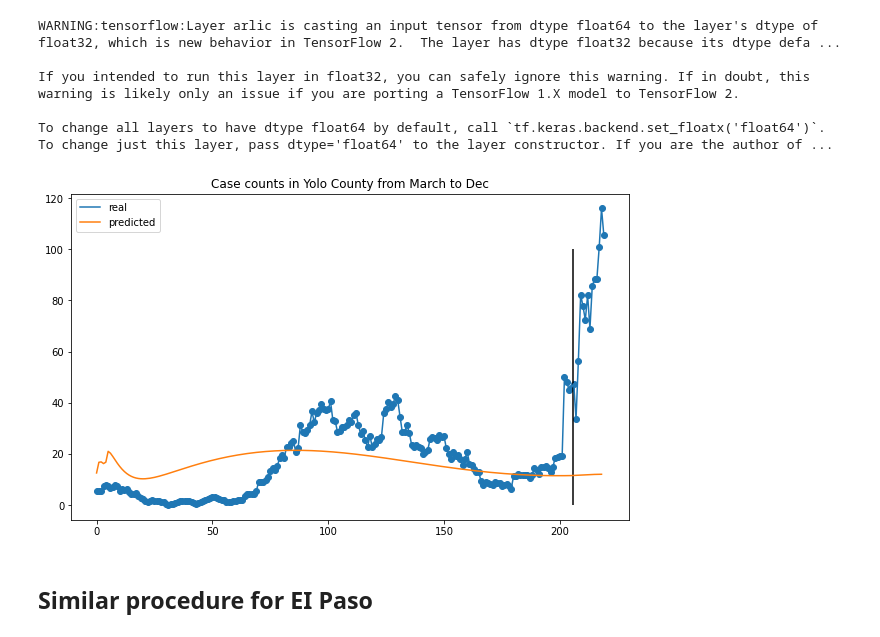
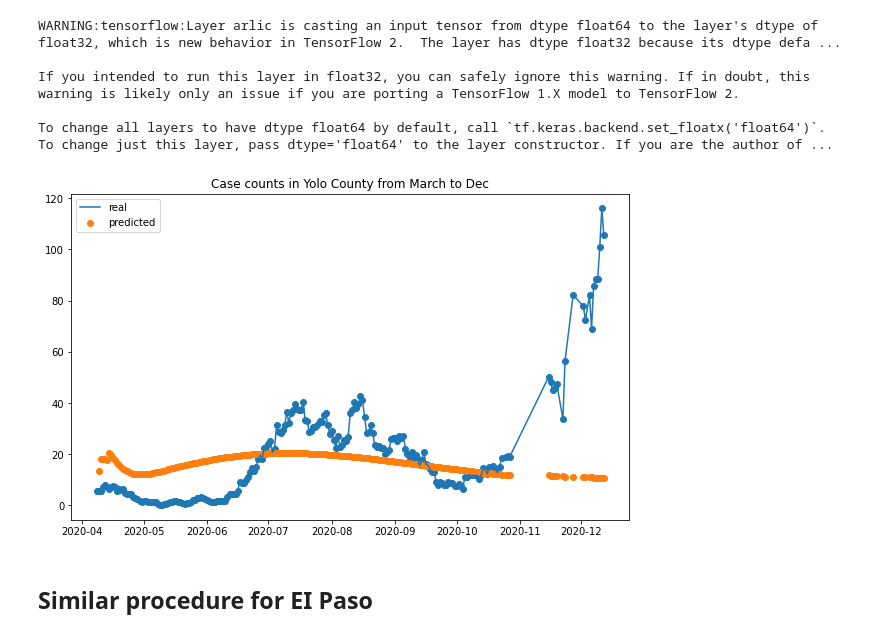
Before and after one commit to hdt-modeling/hdt-forecast, a Jupyter notebook: examples/Using ARLIC.ipynb, the cells around one changed output. Cells and saved outputs as stored; diff of their text form; code cells hidden in the pictures.

Commit message:
change the plots slightly. Now its easy to see the missing values

```diff
--- a/examples/Using ARLIC.ipynb
+++ b/examples/Using ARLIC.ipynb
@@ -162,15 +162,15 @@ If you intended to run this layer in float32, you can safely ignore this warning
 To change all layers to have dtype float64 by default, call `tf.keras.backend.set_floatx('float64')`. To change just this layer, pass dtype='float64' to the layer constructor. If you are the author of ...
 # %%
 plt.figure(figsize=(10, 6))
-plt.plot(data['case_value'].values, label='real')
-plt.scatter(range(220), data['case_value'].values)
-plt.plot(prediction, label='predicted')
+plt.plot(data['date'], data['case_value'].values, label='real')
+plt.scatter(data['date'], data['case_value'].values)
+plt.scatter(data['date'][1:], prediction, label='predicted')
 plt.title('Case counts in Yolo County from March to Dec')
-plt.vlines(x=208.5, ymin=0, ymax=100, colors='black')
+#plt.vlines(x=208.5, ymin=0, ymax=100, colors='black')
 plt.legend()
 plt.show()
 # %% [output]
-[figure, old version]
+[figure, new version]
 # %% [markdown]
 ## Similar procedure for EI Paso
 # %%
```
Also changed, not shown: parts of 1 cell of this notebook.
